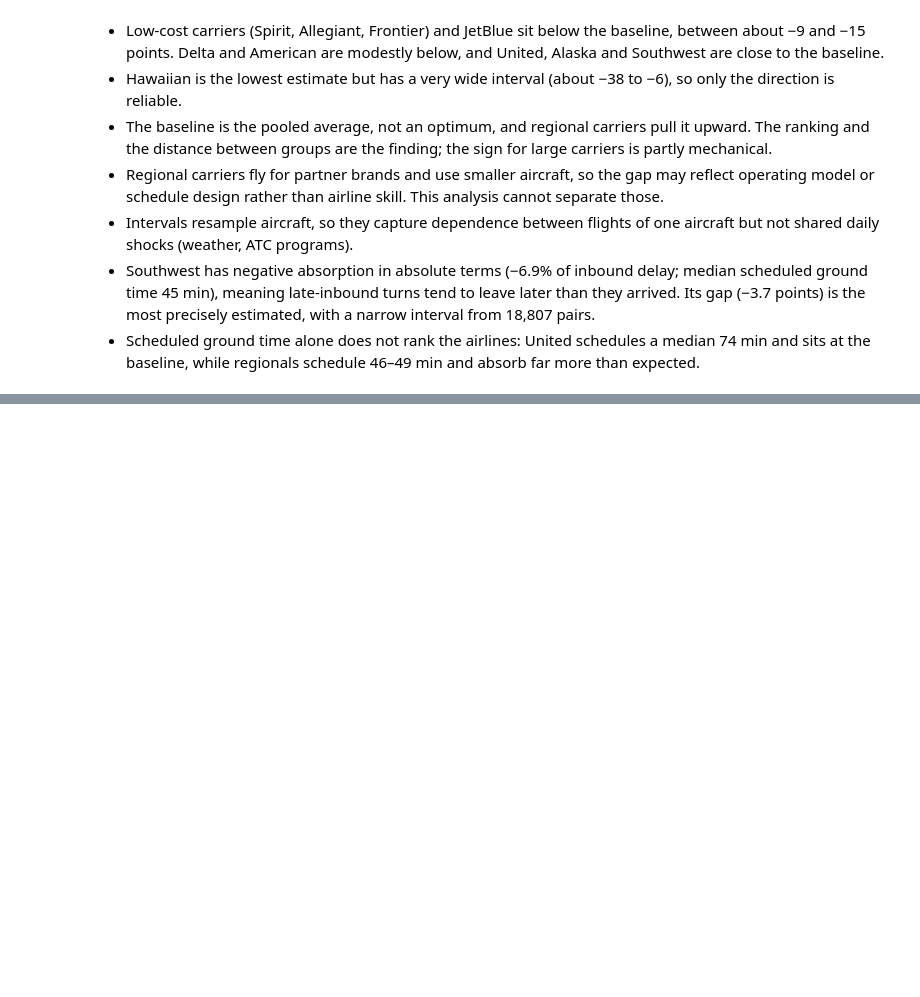
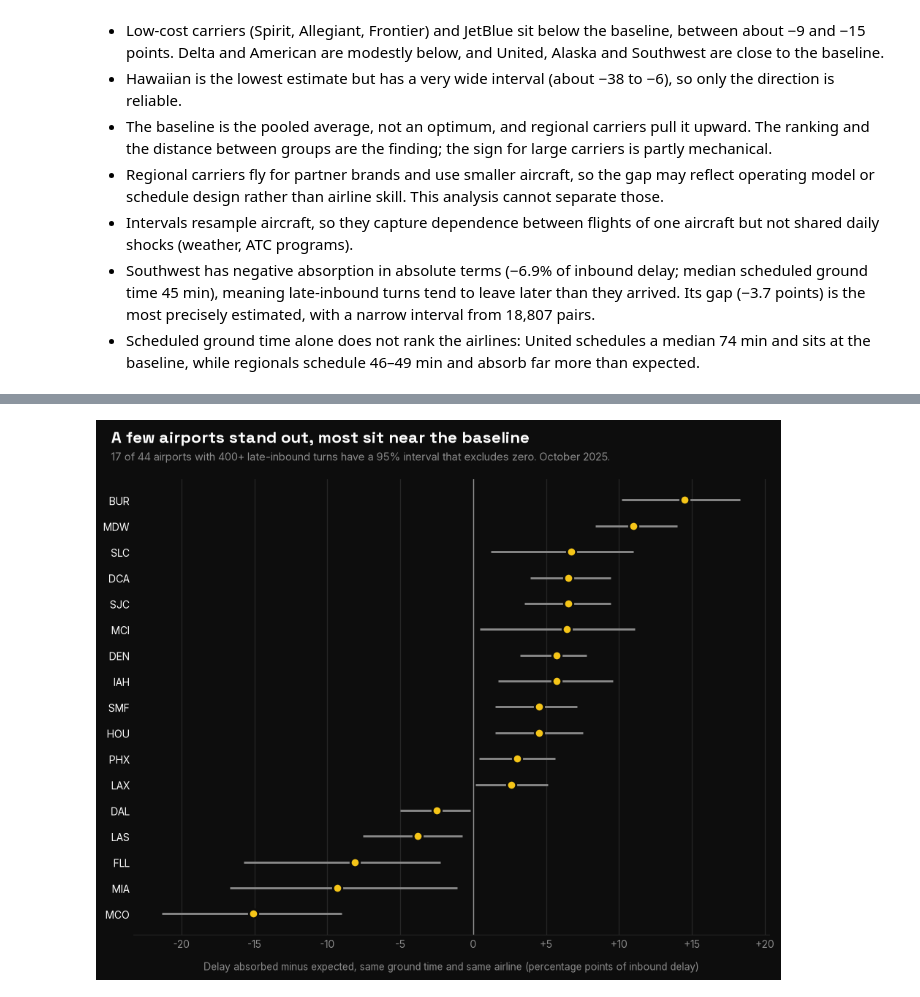
Before and after one commit to xavipena-data/bts-delay-propagation, a Jupyter notebook: notebooks/02_rotations.ipynb, the cells around one changed output, grey strips where cells are left out. Drawn from its saved outputs; the diff is of its cells as text; code cells hidden in the pictures; blank space fills up the shorter version.

Commit message:
Add airport gap, schedule padding analysis, axis link and README

```diff
--- a/notebooks/02_rotations.ipynb
+++ b/notebooks/02_rotations.ipynb
@@ -478,0 +531,17 @@ plt.show()
+# %%
+pa = con.sql("SELECT origin AS airport, tail_number, absorbed_min, expected_adj_min, prev_arr_delay FROM late_inbound_a").df()
+
+rng = np.random.default_rng(42)
+rows = []
+for airport, g in pa.groupby("airport"):
+    if airport not in set(ap["airport"]):
+        continue
+    per_aircraft = g.groupby("tail_number")[["absorbed_min", "expected_adj_min", "prev_arr_delay"]].sum().to_numpy()
+    draws = []
+    for _ in range(500):
+        s = per_aircraft[rng.integers(0, len(per_aircraft), len(per_aircraft))].sum(axis=0)
+        draws.append(100 * (s[0] - s[1]) / s[2])
+    rows.append({"airport": airport, "gap_lo": np.percentile(draws, 2.5), "gap_hi": np.percentile(draws, 97.5)})
+
+ap = ap.merge(pd.DataFrame(rows), on="airport")
+ap[["airport", "n_pairs", "gap_raw_pp", "gap_adj_pp", "gap_lo", "gap_hi"]].round(1)
@@ -478,0 +566,29 @@ plt.show()
+# %%
+sig = ap[(ap["gap_lo"] > 0) | (ap["gap_hi"] < 0)].sort_values("gap_adj_pp").reset_index(drop=True)
+y = np.arange(len(sig))
+
+fig, ax = plt.subplots(figsize=(10, 0.34 * len(sig) + 2.2))
+ax.grid(axis="y", visible=False)
+ax.grid(axis="x", visible=True)
+ax.axvline(0, color=BRAND["grey"], linewidth=1)
+ax.hlines(y, sig["gap_lo"], sig["gap_hi"], color=BRAND["grey"], linewidth=2)
+ax.plot(sig["gap_adj_pp"], y, linestyle="none", marker="o", markersize=9, markerfacecolor=BRAND["yellow"],
+        markeredgecolor=BRAND["black"], markeredgewidth=2)
+
+ax.set_yticks(y)
+ax.set_yticklabels(sig["airport"])
+ax.tick_params(axis="y", labelcolor=BRAND["white"], length=0)
+ax.tick_params(axis="x", length=0)
+ax.xaxis.set_major_formatter(FuncFormatter(lambda v, _: f"{v:+.0f}" if v else "0"))
+ax.set_xlabel("Delay absorbed minus expected, same ground time and same airline (percentage points of inbound delay)", labelpad=10)
+
+fig.text(0.07, 0.97, "A few airports stand out, most sit near the baseline", fontsize=16, fontweight="bold",
+         fontfamily=TITLE_FONT, ha="left", va="top")
+fig.text(0.07, 0.93, f"{len(sig)} of {len(ap)} airports with 400+ late-inbound turns have a 95% interval that excludes zero. October 2025.",
+         fontsize=10.5, color=BRAND["grey"], ha="left", va="top")
+fig.subplots_adjust(left=0.1, right=0.97, top=0.88, bottom=0.1)
+
+fig.savefig(ROOT / "figures" / "airport_absorption_gap.png", dpi=150)
+plt.show()
+# %% [output]
+[figure, added]
```
Also changed, not shown: parts of 5 cells of this notebook, 9 other files.
